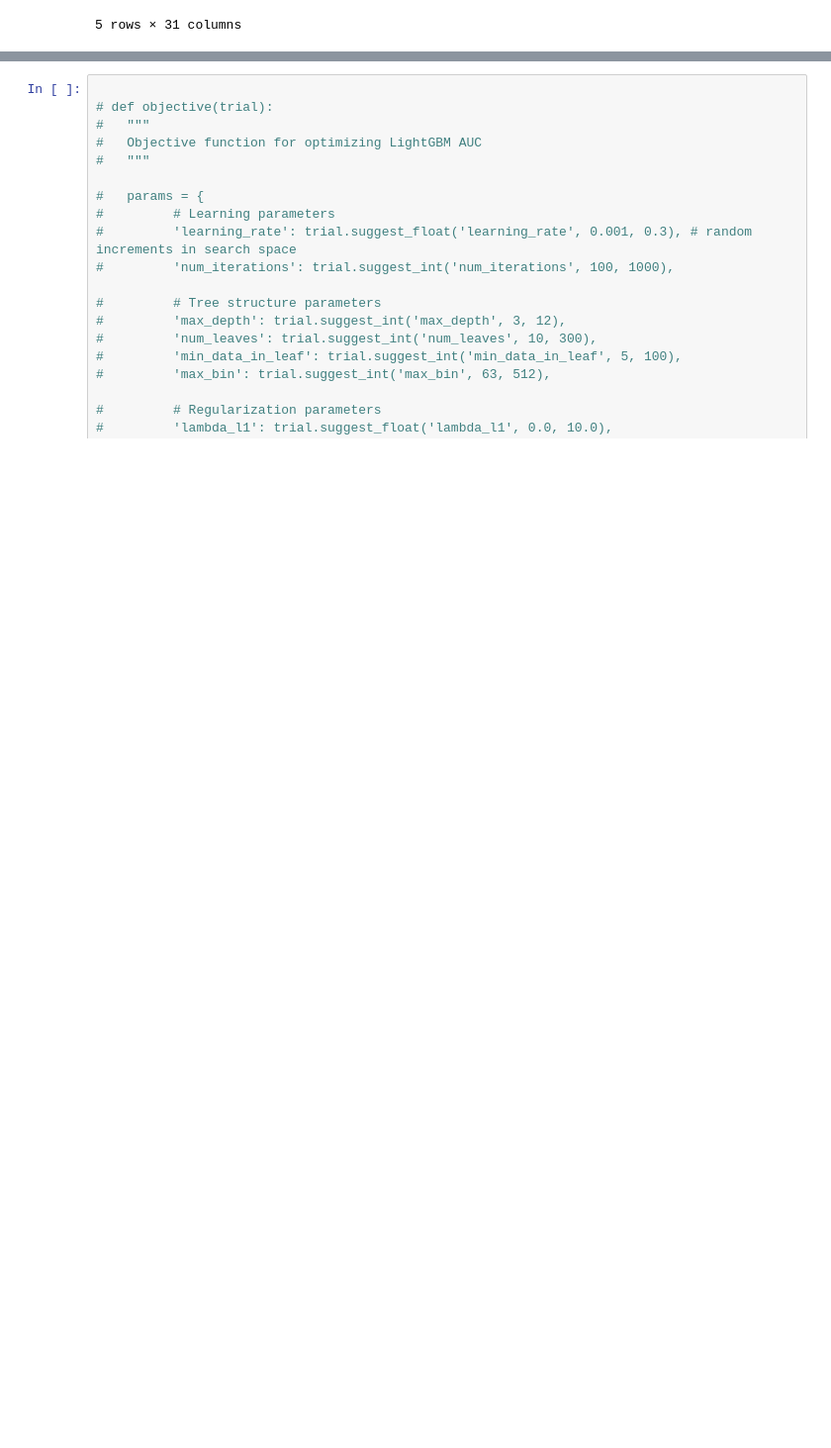
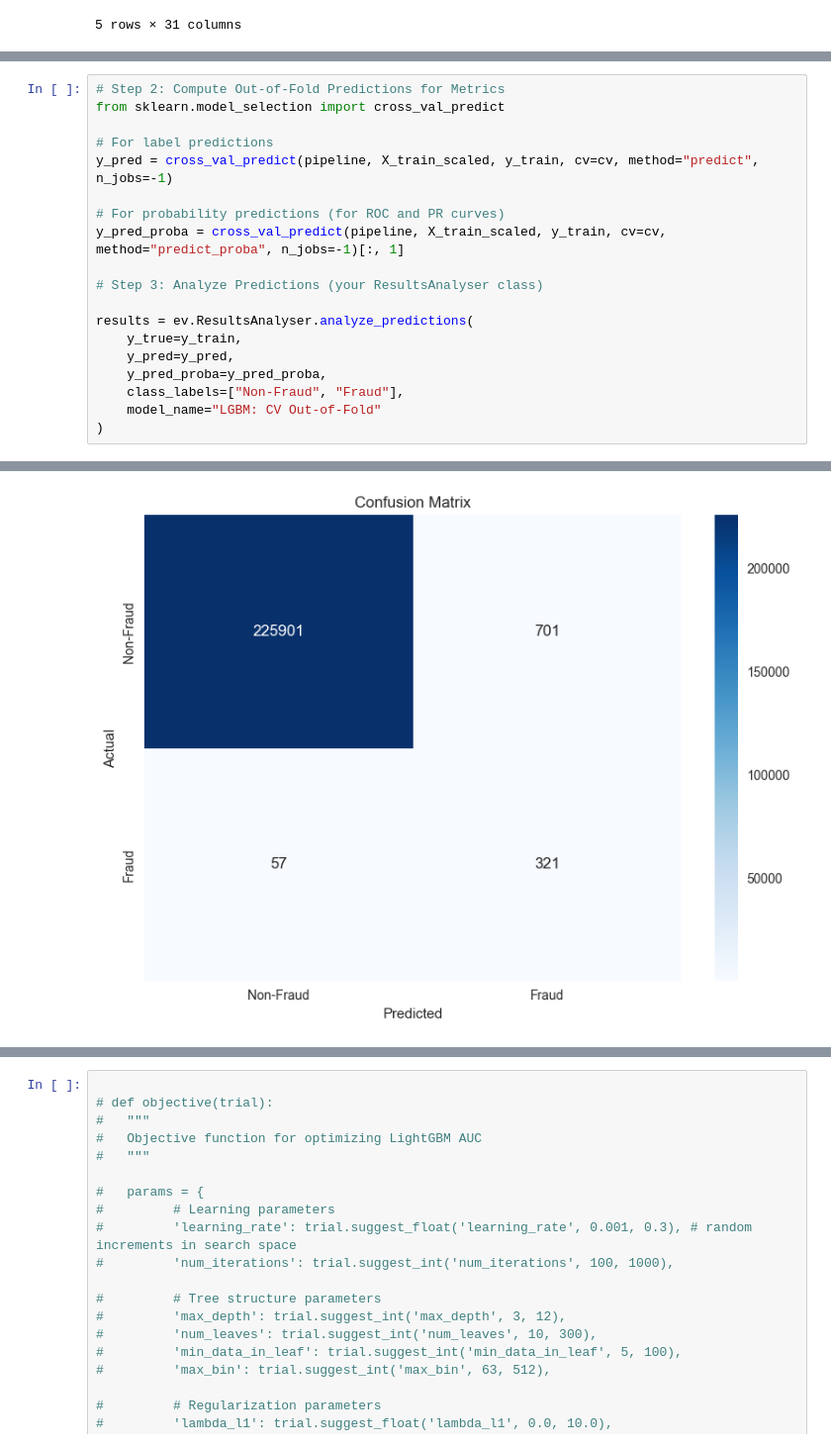
Before and after one commit to luuuneytunes12/Fraud-Detection-ML, a Jupyter notebook: notebooks/03-cwl-lightgbm.ipynb, the cells around one changed output, grey strips where cells are left out. Shown at 99% size. Drawn from its saved outputs; the diff is of its cells as text; blank space fills up the shorter version.

```diff
--- a/notebooks/03-cwl-lightgbm.ipynb
+++ b/notebooks/03-cwl-lightgbm.ipynb
@@ -220,0 +194,20 @@ lgb.plot_metric(lightgbm_model)
+# %%
+# Step 2: Compute Out-of-Fold Predictions for Metrics
+from sklearn.model_selection import cross_val_predict
+
+# For label predictions
+y_pred = cross_val_predict(pipeline, X_train_scaled, y_train, cv=cv, method="predict", n_jobs=-1)
+
+# For probability predictions (for ROC and PR curves)
+y_pred_proba = cross_val_predict(pipeline, X_train_scaled, y_train, cv=cv, method="predict_proba", n_jobs=-1)[:, 1]
+
+# Step 3: Analyze Predictions (your ResultsAnalyser class)
+
+results = ev.ResultsAnalyser.analyze_predictions(
+    y_true=y_train,
+    y_pred=y_pred,
+    y_pred_proba=y_pred_proba,
+    class_labels=["Non-Fraud", "Fraud"],
+    model_name="LGBM: CV Out-of-Fold"
+)
+# %% [output]
@@ -220,0 +231 @@ lgb.plot_metric(lightgbm_model)
+[figure, added]
```
Also changed, not shown: parts of 24 cells of this notebook, 11 other files.
